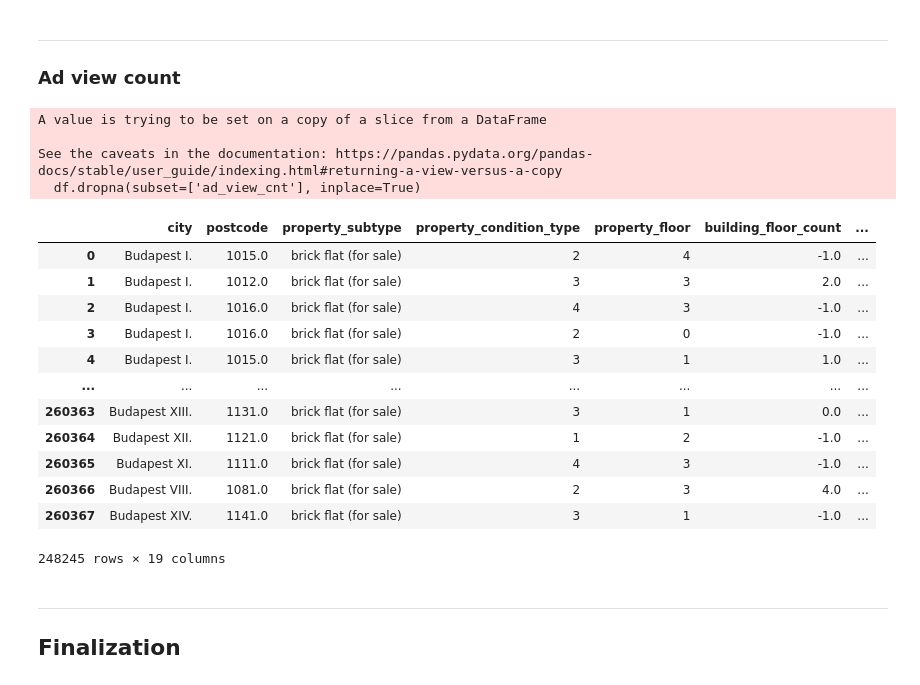
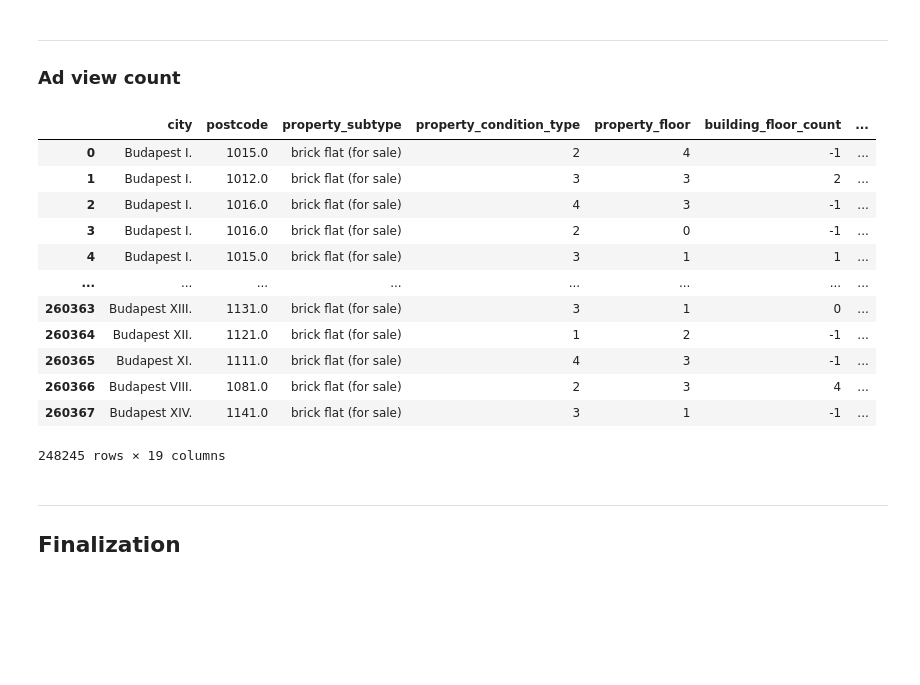
Before and after one commit to kristof39612/lakasarak_lab, a Jupyter notebook: main.ipynb, the cells around one changed output. Drawn from its saved outputs; the diff is of its cells as text; code cells hidden in the pictures; blank space fills up the shorter version.

```diff
--- a/main.ipynb
+++ b/main.ipynb
@@ -894,6 +837,6 @@ Menjünk neki 'Napsütés iránya' szempontból, táblázat alapján
 | **South**            | 3                |
 | **Unknown**          | 0                |
 # %%
-df['orientation'] = df['orientation'].fillna('unknown')
+df.loc[:,'orientation'] = df['orientation'].fillna('unknown')
 df['orientation'].value_counts()
-df['orientation'] = df['orientation'].map({'east':2,'south-west':3,'west':2,'south-east':3,'south':3,'north':1,'north-west':1,'north-east':1,'unknown':0})
+df.loc[:,'orientation'] = df['orientation'].map({'east':2,'south-west':3,'west':2,'south-east':3,'south':3,'north':1,'north-west':1,'north-east':1,'unknown':0})
@@ -937,16 +869,16 @@ array(['electric', 'gas furnace, circulating hot water',
 | **Electric**                      | 3                |
 | **Other**                         | 4                |
 # %%
-df['heating_type'] = df['heating_type'].fillna('unknown')
+df.loc[:,'heating_type'] = df['heating_type'].fillna('unknown')
 
 heating_types = ['other','electric','gas','central','unknown']
 
-df['heating_type'] = df['heating_type'].map({'unknown':'unknown','gas furnace, circulating hot water':'central',
+df.loc[:,'heating_type'] = df['heating_type'].map({'unknown':'unknown','gas furnace, circulating hot water':'central',
                                              'circulating hot water':'central','konvection gas burner':'gas',
                                              'district heating':'central','central heating with own meter':'central',
                                              'tile stove (gas)':'gas','central heating':'central',
                                              'electric':'electric','other':'other','fan-coil':'electric',
                                              'gas furnace' : 'gas'
                                              })
-df['heating_type'] = df['heating_type'].map({'unknown':0,'gas':1,'central':2,'electric':3,'other':4})
-df['heating_type'] = df['heating_type'].fillna(0)
+df.loc[:,'heating_type'] = df['heating_type'].fillna('unknown')
+df.loc[:,'heating_type'] = df['heating_type'].map({'unknown':0,'gas':1,'central':2,'electric':3,'other':4})
@@ -976,26 +887,22 @@ See the caveats in the documentation: https://pandas.pydata.org/pandas-docs/stab
 
 ### Ad view count
 # %%
-df.dropna(subset=['ad_view_cnt'], inplace=True)
+df = df.dropna(subset=['ad_view_cnt'])
 df
 # %% [output]
+|  | city | postcode | property_subtype | property_condition_type | property_floor | building_floor_count | ... |
+| 0 | Budapest I. | 1015.0 | brick flat (for sale) | 2 | 4 | -1 | ... |
+| 1 | Budapest I. | 1012.0 | brick flat (for sale) | 3 | 3 | 2 | ... |
+| 2 | Budapest I. | 1016.0 | brick flat (for sale) | 4 | 3 | -1 | ... |
+| 3 | Budapest I. | 1016.0 | brick flat (for sale) | 2 | 0 | -1 | ... |
+| 4 | Budapest I. | 1015.0 | brick flat (for sale) | 3 | 1 | 1 | ... |
+| ... | ... | ... | ... | ... | ... | ... | ... |
+| 260363 | Budapest XIII. | 1131.0 | brick flat (for sale) | 3 | 1 | 0 | ... |
+| 260364 | Budapest XII. | 1121.0 | brick flat (for sale) | 1 | 2 | -1 | ... |
+| 260365 | Budapest XI. | 1111.0 | brick flat (for sale) | 4 | 3 | -1 | ... |
+| 260366 | Budapest VIII. | 1081.0 | brick flat (for sale) | 2 | 3 | 4 | ... |
+| 260367 | Budapest XIV. | 1141.0 | brick flat (for sale) | 3 | 1 | -1 | ... |
-A value is trying to be set on a copy of a slice from a DataFrame
-
-See the caveats in the documentation: https://pandas.pydata.org/pandas-docs/stable/user_guide/indexing.html#returning-a-view-versus-a-copy
-  df.dropna(subset=['ad_view_cnt'], inplace=True)
+248245 rows × 19 columns
-|  | city | postcode | property_subtype | property_condition_type | property_floor | building_floor_count | ... |
-| 0 | Budapest I. | 1015.0 | brick flat (for sale) | 2 | 4 | -1.0 | ... |
-| 1 | Budapest I. | 1012.0 | brick flat (for sale) | 3 | 3 | 2.0 | ... |
-| 2 | Budapest I. | 1016.0 | brick flat (for sale) | 4 | 3 | -1.0 | ... |
-| 3 | Budapest I. | 1016.0 | brick flat (for sale) | 2 | 0 | -1.0 | ... |
-| 4 | Budapest I. | 1015.0 | brick flat (for sale) | 3 | 1 | 1.0 | ... |
-| ... | ... | ... | ... | ... | ... | ... | ... |
-| 260363 | Budapest XIII. | 1131.0 | brick flat (for sale) | 3 | 1 | 0.0 | ... |
-| 260364 | Budapest XII. | 1121.0 | brick flat (for sale) | 1 | 2 | -1.0 | ... |
-| 260365 | Budapest XI. | 1111.0 | brick flat (for sale) | 4 | 3 | -1.0 | ... |
-| 260366 | Budapest VIII. | 1081.0 | brick flat (for sale) | 2 | 3 | 4.0 | ... |
-| 260367 | Budapest XIV. | 1141.0 | brick flat (for sale) | 3 | 1 | -1.0 | ... |
-248245 rows × 19 columns
 # %% [markdown]
 ---
 
```
Also changed, not shown: parts of 12 cells of this notebook.
